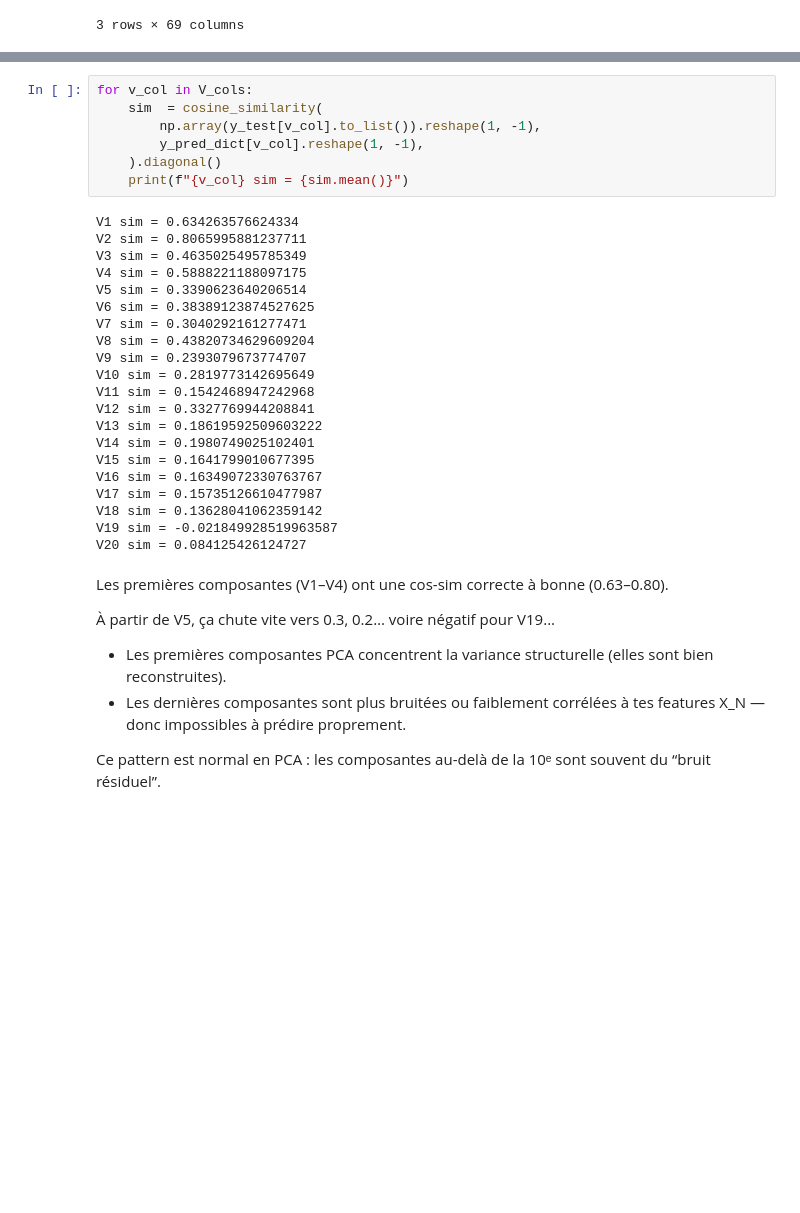
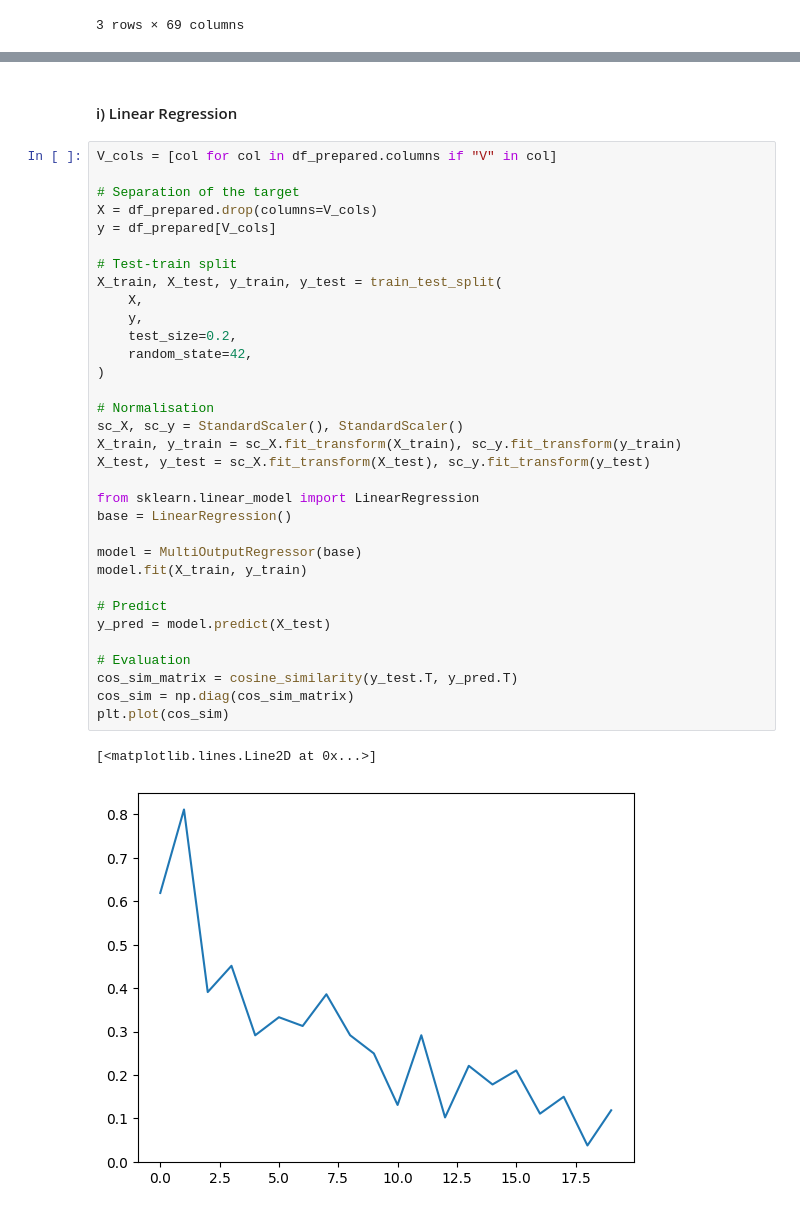
Before and after one commit to M9AE/ml2025, a Jupyter notebook: 02.3_research_both_datasets.ipynb, the cells around one changed output, grey strips where cells are left out. Drawn from its saved outputs; the diff is of its cells as text; blank space fills up the shorter version.

Commit message:
test de modèles

```diff
--- a/02.3_research_both_datasets.ipynb
+++ b/02.3_research_both_datasets.ipynb
@@ -128,40 +64,38 @@ V20 mse = 0.0012472665949648234
-# %%
-for v_col in V_cols:
-    sim  = cosine_similarity(
-        np.array(y_test[v_col].to_list()).reshape(1, -1),
-        y_pred_dict[v_col].reshape(1, -1),
-    ).diagonal()
-    print(f"{v_col} sim = {sim.mean()}")
-# %% [output]
-V1 sim = 0.634263576624334
-V2 sim = 0.8065995881237711
-V3 sim = 0.4635025495785349
-V4 sim = 0.5888221188097175
-V5 sim = 0.3390623640206514
-V6 sim = 0.38389123874527625
-V7 sim = 0.3040292161277471
-V8 sim = 0.43820734629609204
-V9 sim = 0.2393079673774707
-V10 sim = 0.2819773142695649
-V11 sim = 0.1542468947242968
-V12 sim = 0.3327769944208841
-V13 sim = 0.18619592509603222
-V14 sim = 0.1980749025102401
-V15 sim = 0.1641799010677395
-V16 sim = 0.16349072330763767
-V17 sim = 0.15735126610477987
-V18 sim = 0.13628041062359142
-V19 sim = -0.021849928519963587
-V20 sim = 0.084125426124727
-# %% [markdown]
-Les premières composantes (V1–V4) ont une cos-sim correcte à bonne (0.63–0.80).
-
-À partir de V5, ça chute vite vers 0.3, 0.2… voire négatif pour V19...
-
-
-
-
-* Les premières composantes PCA concentrent la variance structurelle (elles sont bien reconstruites).
-* Les dernières composantes sont plus bruitées ou faiblement corrélées à tes features X_N — donc impossibles à prédire proprement.
-
-Ce pattern est normal en PCA : les composantes au-delà de la 10ᵉ sont souvent du “bruit résiduel”.
+# %% [markdown]
+#### i) Linear Regression
+# %%
+V_cols = [col for col in df_prepared.columns if "V" in col]
+
+# Separation of the target
+X = df_prepared.drop(columns=V_cols)
+y = df_prepared[V_cols]
+
+# Test-train split
+X_train, X_test, y_train, y_test = train_test_split(
+    X,
+    y,
+    test_size=0.2,
+    random_state=42,
+)
+
+# Normalisation
+sc_X, sc_y = StandardScaler(), StandardScaler()
+X_train, y_train = sc_X.fit_transform(X_train), sc_y.fit_transform(y_train)
+X_test, y_test = sc_X.fit_transform(X_test), sc_y.fit_transform(y_test)
+
+from sklearn.linear_model import LinearRegression
+base = LinearRegression()
+
+model = MultiOutputRegressor(base)
+model.fit(X_train, y_train)
+
+# Predict
+y_pred = model.predict(X_test)
+
+# Evaluation
+cos_sim_matrix = cosine_similarity(y_test.T, y_pred.T)
+cos_sim = np.diag(cos_sim_matrix)
+plt.plot(cos_sim)
+# %% [output]
+[<matplotlib.lines.Line2D at 0x...>]
+[figure, added]
```
Also changed, not shown: parts of 74 cells of this notebook.
